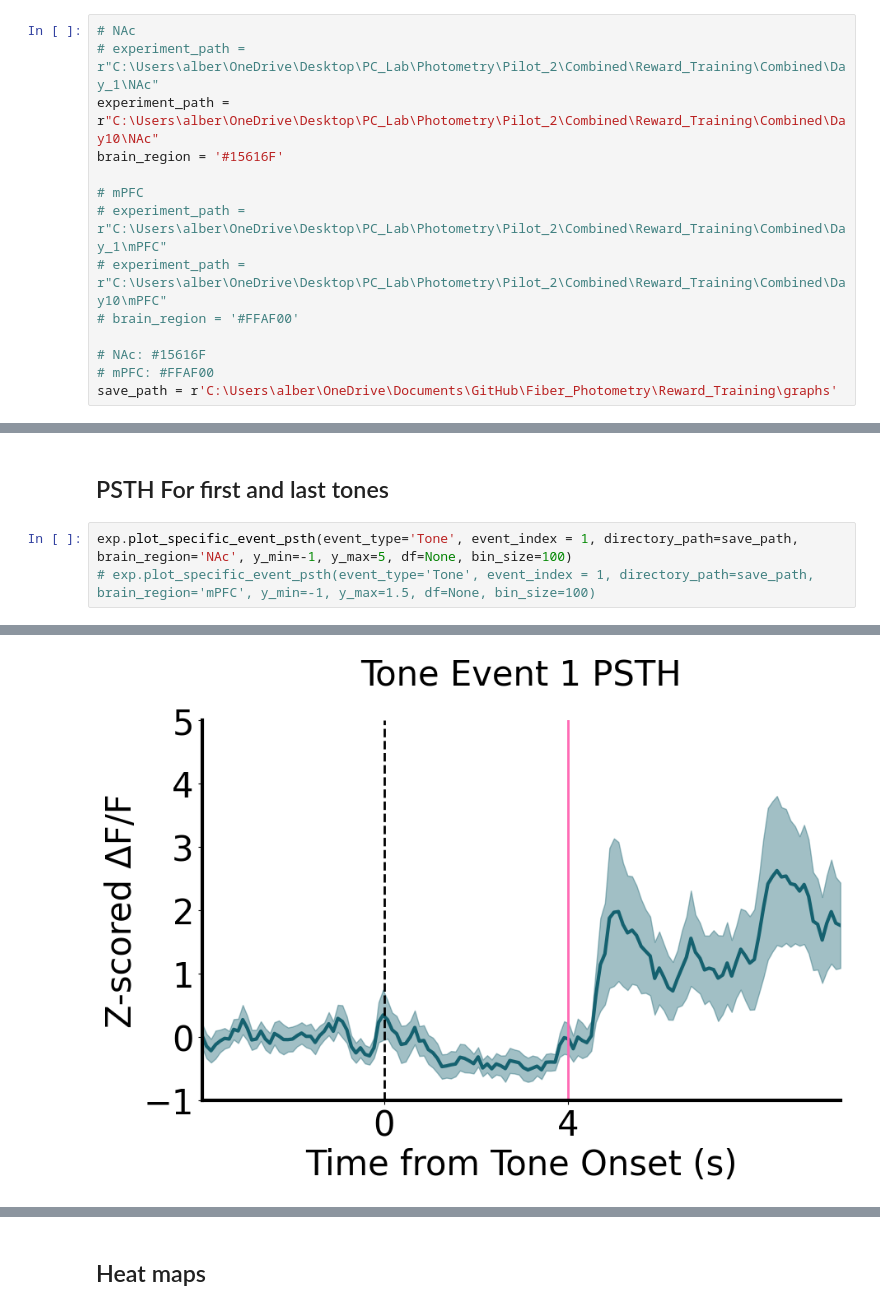
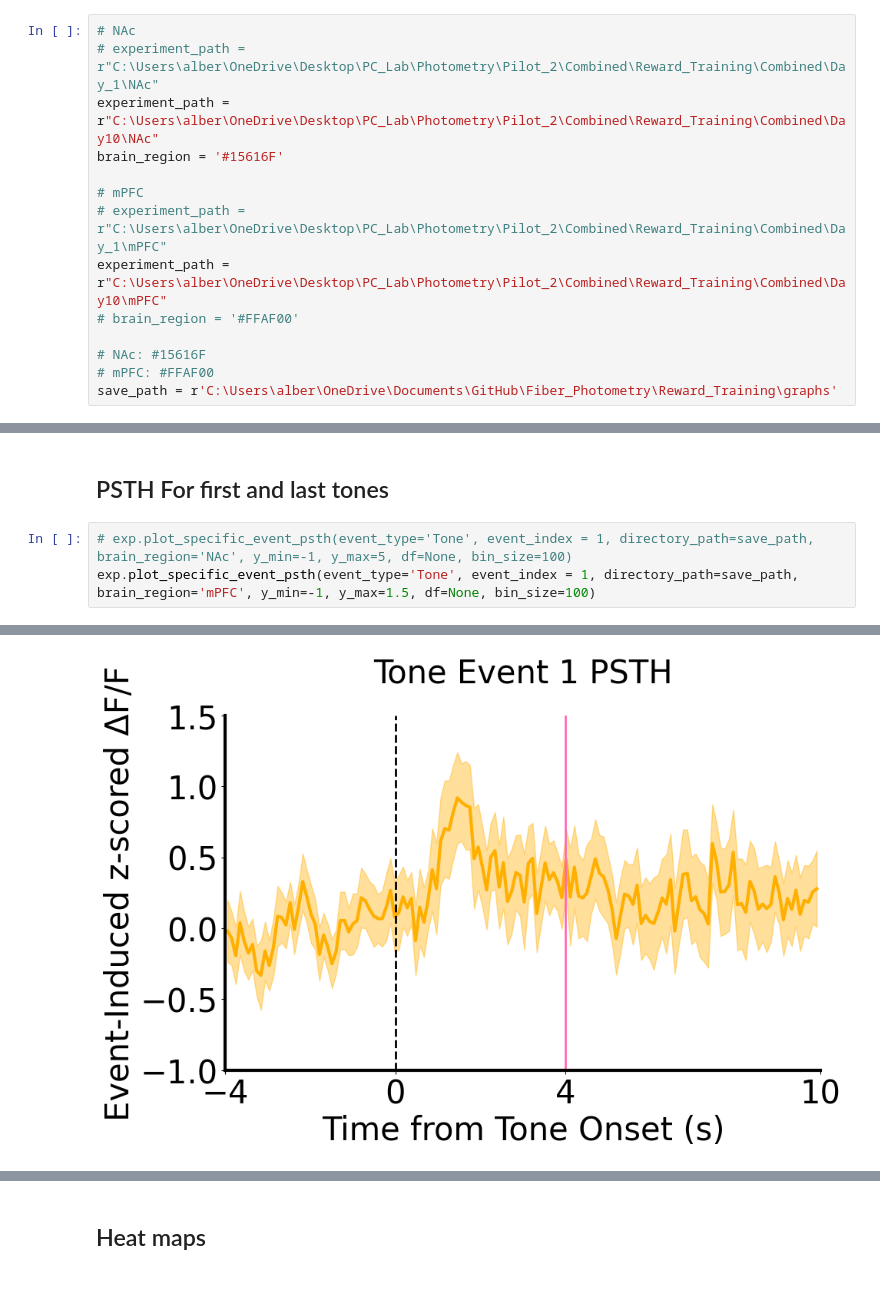
Before and after one commit to padillacoreanolab/Fiber_Photometry, a Jupyter notebook: Reward_Training/rt_analysis_albert.ipynb, the cells around one changed output, grey strips where cells are left out. Cells and saved outputs as stored; diff of their text form.

Commit message:
New images

```diff
--- a/Reward_Training/rt_analysis_albert.ipynb
+++ b/Reward_Training/rt_analysis_albert.ipynb
@@ -22,7 +22,7 @@ brain_region = '#15616F'
 
 # mPFC
 # experiment_path = r"C:\Users\alber\OneDrive\Desktop\PC_Lab\Photometry\Pilot_2\Combined\Reward_Training\Combined\Day_1\mPFC"
-# experiment_path = r"C:\Users\alber\OneDrive\Desktop\PC_Lab\Photometry\Pilot_2\Combined\Reward_Training\Combined\Day10\mPFC"
+experiment_path = r"C:\Users\alber\OneDrive\Desktop\PC_Lab\Photometry\Pilot_2\Combined\Reward_Training\Combined\Day10\mPFC"
 # brain_region = '#FFAF00'
 
 # NAc: #15616F
@@ -148,6 +157,6 @@ exp.df.head()
 # %% [markdown]
 ## PSTH For first and last tones
 # %%
-exp.plot_specific_event_psth(event_type='Tone', event_index = 1, directory_path=save_path, brain_region='NAc', y_min=-1, y_max=5, df=None, bin_size=100)
-# exp.plot_specific_event_psth(event_type='Tone', event_index = 1, directory_path=save_path, brain_region='mPFC', y_min=-1, y_max=1.5, df=None, bin_size=100)
+# exp.plot_specific_event_psth(event_type='Tone', event_index = 1, directory_path=save_path, brain_region='NAc', y_min=-1, y_max=5, df=None, bin_size=100)
+exp.plot_specific_event_psth(event_type='Tone', event_index = 1, directory_path=save_path, brain_region='mPFC', y_min=-1, y_max=1.5, df=None, bin_size=100)
 # %% [output]
@@ -173,4 +180,4 @@ exp.plot_specific_event_psth(event_type='Tone', event_index = 1, directory_path=
-[figure, old version]
+[figure, new version]
 # %%
 exp.plot_specific_event_psth(event_type='Tone', event_index = 15, directory_path=save_path, brain_region='NAc', y_min=-1, y_max=5, df=None, bin_size=100)
 exp.plot_specific_event_psth(event_type='Tone', event_index = 15, directory_path=save_path, brain_region='mPFC', y_min=-1, y_max=2, df=None, bin_size=100)
```
Also changed, not shown: parts of 11 cells of this notebook, 9 other files.
